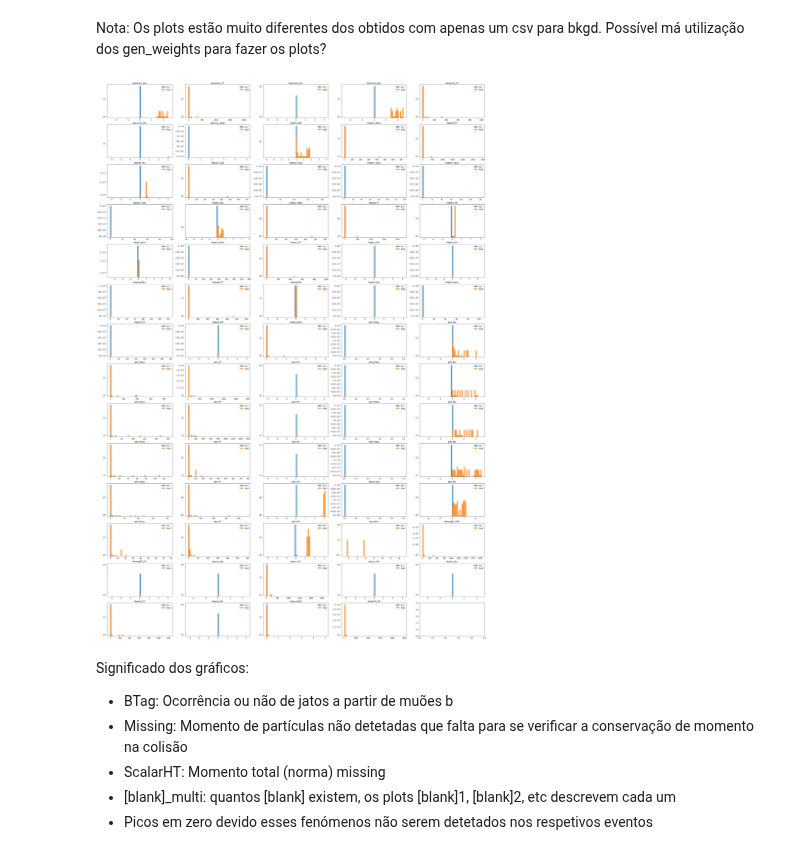
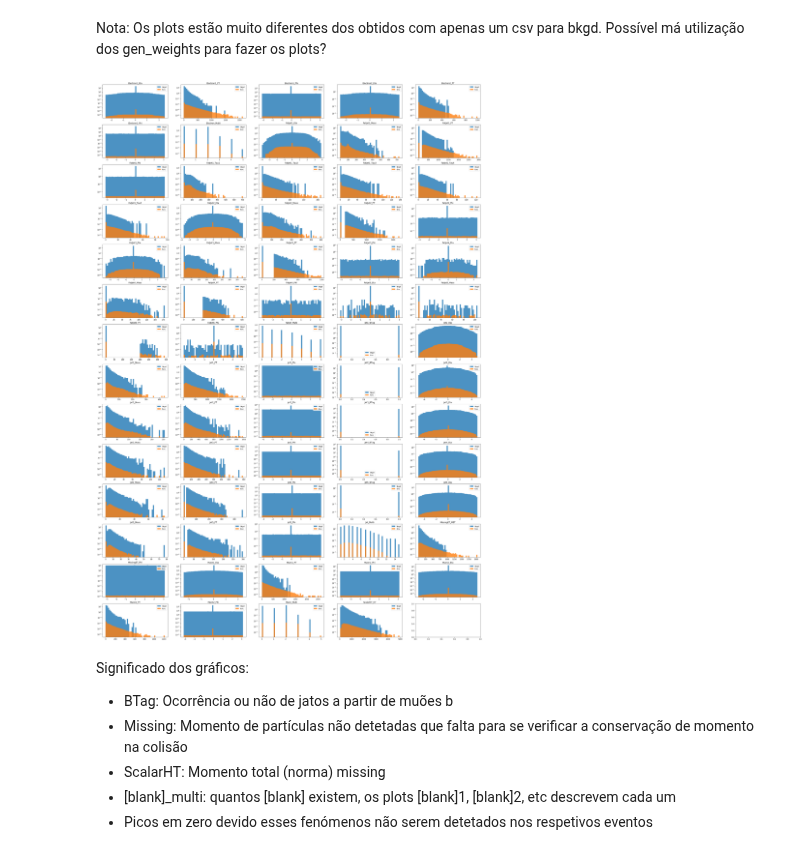
Before and after one commit to GilbertoCunha/LHC-VLQ-Classifier, a Jupyter notebook: Bkgd-Signal-Classifier/DataVisualization.ipynb, the cells around one changed output. Drawn from its saved outputs; the diff is of its cells as text; code cells hidden in the pictures.

Commit message:
fix plots

```diff
--- a/Bkgd-Signal-Classifier/DataVisualization.ipynb
+++ b/Bkgd-Signal-Classifier/DataVisualization.ipynb
@@ -152,38 +152,30 @@ fcnc_data = pd.read_hdf("Data/Processed_Data.h5", key="fcnc")
 # %%
 # Variáveis de ajuste dos plots
 num_cols, bins = 5, 50
 
 # Criar os plots
 num_rows = int(np.ceil((len(list(fcnc_data.columns)) - 1) / num_cols))
 fig, axs = plt.subplots(num_rows, num_cols, figsize=(40, 60))
 
 # Iterar e plotar cada coluna de dados
 for i, column in enumerate(fcnc_data.columns):
     if fcnc_data.columns[i] != "gen_weights":
         # Definir a range do histograma
         hist_min = min(fcnc_data[column].min(), bkgd_data[column].min())
         hist_max = max(fcnc_data[column].max(), bkgd_data[column].max())
         hist_range = (hist_min, hist_max)
 
-        # Obter os dados do histograma
-        fcnc_hist, fcnc_bins = np.histogram(fcnc_data[column], bins=bins,
-                                            weights=fcnc_data["gen_weights"],
-                                            range=hist_range)
-        bkgd_hist, bkgd_bins = np.histogram(bkgd_data[column], bins=bins,
-                                            weights=bkgd_data["gen_weights"],
-                                            range=hist_range)
-
         # Dar plot aos dados
-        row, column = int(i/num_cols), i%num_cols
-        axs[row, column].set_title(fcnc_data.columns[i])
-        axs[row, column].hist(fcnc_hist, bins=fcnc_bins, label="fcnc", alpha=0.8)
-        axs[row, column].hist(bkgd_hist, bins=bkgd_bins, label="bkgd", alpha=0.8)
-        axs[row, column].set_yscale("log")
-        axs[row, column].legend()
+        row, col = int(i/num_cols), i%num_cols
+        axs[row, col].set_title(fcnc_data.columns[i])
+        axs[row, col].hist(bkgd_data[column], bins=50, label="bkgd", alpha=0.8, weights=bkgd_data["gen_weights"], range=hist_range)
+        axs[row, col].hist(fcnc_data[column], bins=50, label="fcnc", alpha=0.8, weights=fcnc_data["gen_weights"], range=hist_range)
+        axs[row, col].set_yscale("log")
+        axs[row, col].legend()
 
 plt.show()
 # %% [output]
-[figure, old version]
+[figure, new version]
 # %% [markdown]
 Significado dos gráficos:
 - BTag: Ocorrência ou não de jatos a partir de muões b
```
